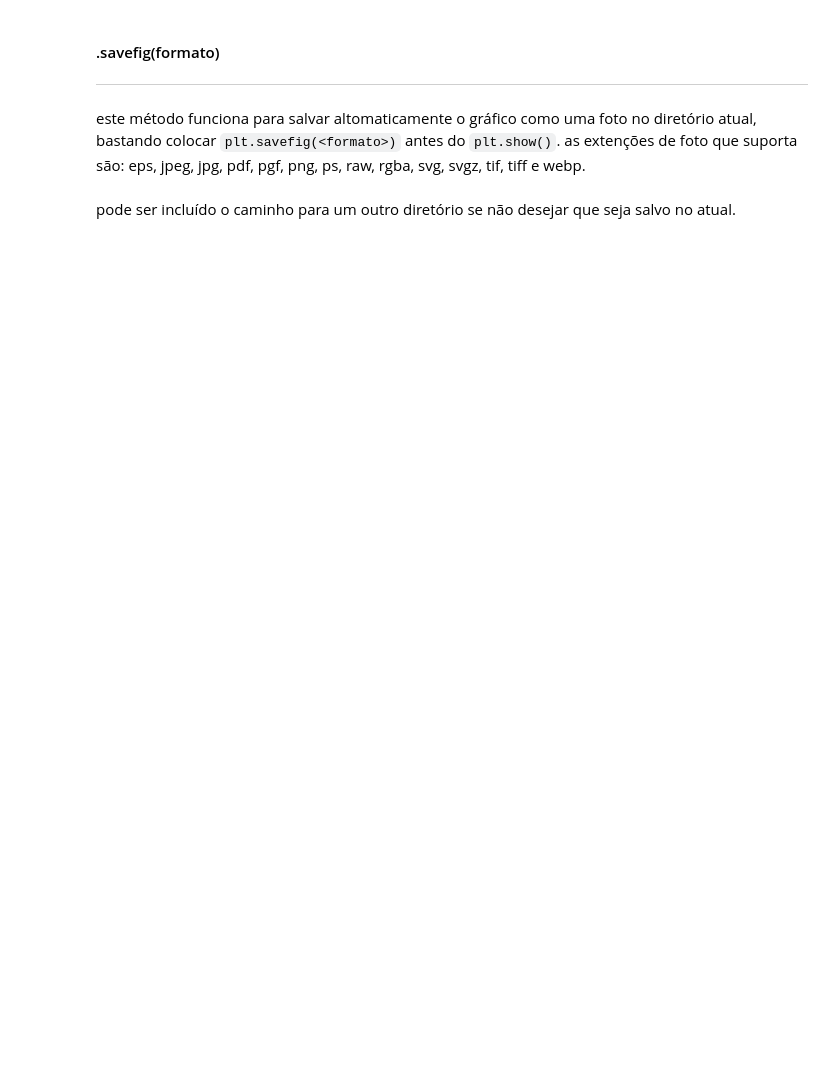
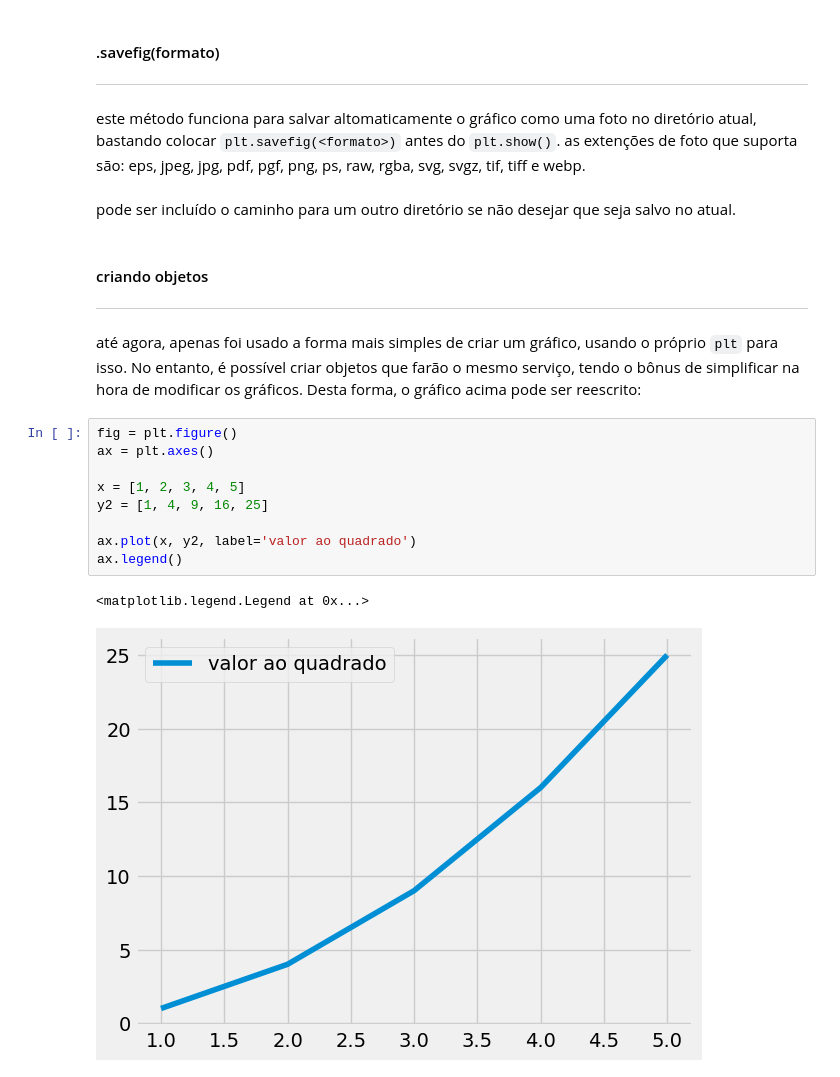
Before and after one commit to lucas-mt/studyPY, a Jupyter notebook: explicaçõesPY/módulos/matplotlib/linhas.ipynb, the cells around one changed output. Saved outputs shown, nothing was run; the diff lists cells and outputs as text; blank space fills up the shorter version.

```diff
--- a/explicaçõesPY/módulos/matplotlib/linhas.ipynb
+++ b/explicaçõesPY/módulos/matplotlib/linhas.ipynb
@@ -241,3 +259,20 @@ plt.show()
 este método funciona para salvar altomaticamente o gráfico como uma foto no diretório atual, bastando colocar `plt.savefig(<formato>)` antes do `plt.show()`. as extenções de foto que suporta são: eps, jpeg, jpg, pdf, pgf, png, ps, raw, rgba, svg, svgz, tif, tiff e webp.
 # %% [markdown]
 pode ser incluído o caminho para um outro diretório se não desejar que seja salvo no atual.
+# %% [markdown]
+#### criando objetos
+---
+# %% [markdown]
+até agora, apenas foi usado a forma mais simples de criar um gráfico, usando o próprio `plt` para isso. No entanto, é possível criar objetos que farão o mesmo serviço, tendo o bônus de simplificar na hora de modificar os gráficos. Desta forma, o gráfico acima pode ser reescrito:
+# %%
+fig = plt.figure()
+ax = plt.axes()
+
+x = [1, 2, 3, 4, 5]
+y2 = [1, 4, 9, 16, 25]
+
+ax.plot(x, y2, label='valor ao quadrado')
+ax.legend()
+# %% [output]
+<matplotlib.legend.Legend at 0x...>
+[figure, added]
```
Also changed, not shown: parts of 20 cells of this notebook, 12 other files.
